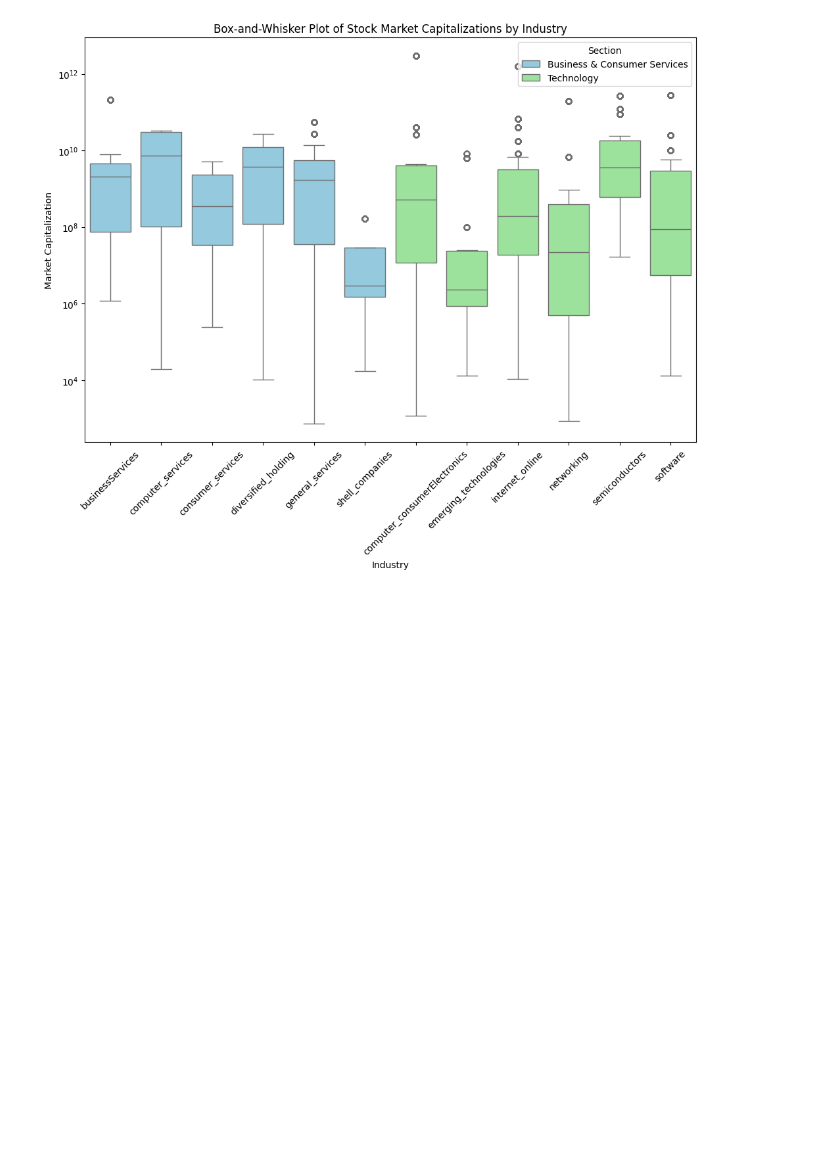
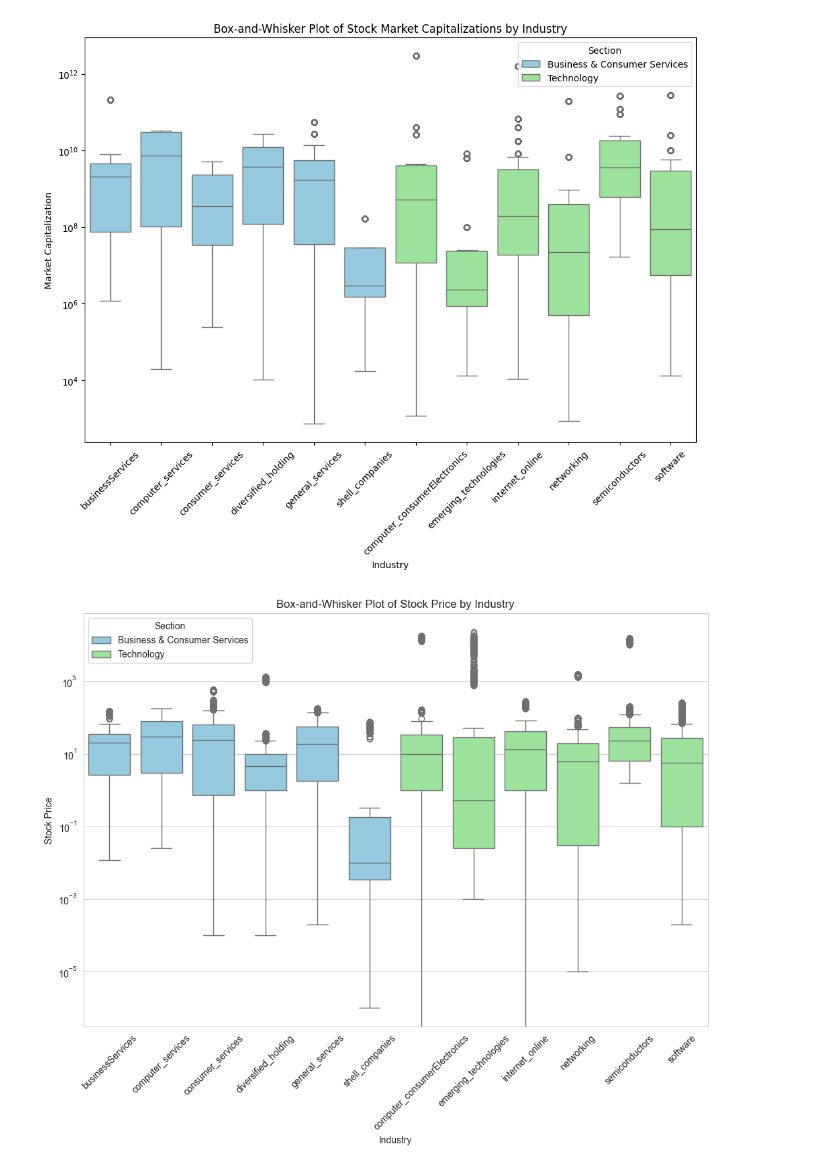
Before and after one commit to JanetYing/Stock-Market-Dynamics-Project, a Jupyter notebook: static_plot.ipynb, the cells around one changed output. Saved outputs shown, nothing was run; the diff lists cells and outputs as text; code cells hidden in the pictures; blank space fills up the shorter version.

```diff
--- a/static_plot.ipynb
+++ b/static_plot.ipynb
@@ -65,6 +65,30 @@ plt.legend(title='Section')
 plt.show()
 # %% [output]
 [figure]
+# %%
+
+# Define the industry groups
+business_consumer_services = ['businessServices', 'computer_services', 'consumer_services', 'diversified_holding', 'general_services', 'shell_companies']
+technology = ['computer_consumerElectronics', 'emerging_technologies', 'internet_online', 'networking', 'semiconductors', 'software']
+
+# Create a new column in the dataframe to indicate the section each industry belongs to
+df['section'] = df['industry'].apply(lambda x: 'Business & Consumer Services' if x in business_consumer_services else 'Technology')
+
+# Define a color palette for the two sections
+palette = {'Business & Consumer Services': 'skyblue', 'Technology': 'lightgreen'}
+
+# Plotting the modified Box-and-Whisker Plot
+plt.figure(figsize=(12, 8))
+sns.boxplot(x='industry', y='stock_adj_close', hue='section', data=df, palette=palette, dodge=False)
+plt.title('Box-and-Whisker Plot of Stock Price by Industry')
+plt.ylabel('Stock Price')
+plt.xlabel('Industry')
+plt.xticks(rotation=45)
+plt.yscale('log')
+plt.legend(title='Section')
+plt.show()
+# %% [output]
+[figure, added]
 # %%
 market_caps = df['stock_adj_close']
 industries = df['exchange']
```
Also changed, not shown: parts of 5 cells of this notebook, 1 other file.
